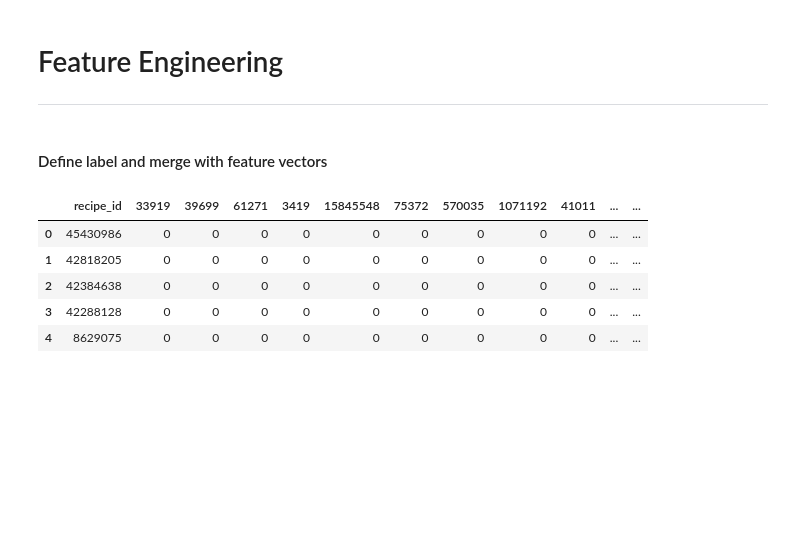
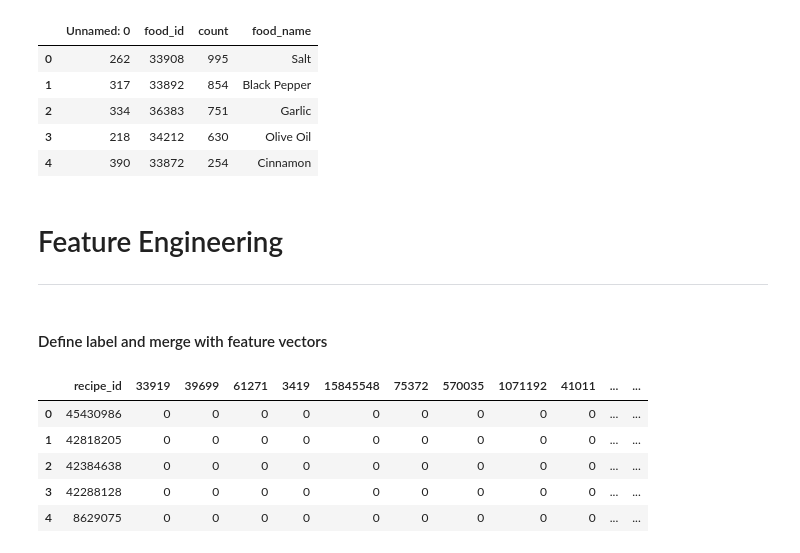
Before and after one commit to zzyyzzzzy/Special-Diet-Classification, a Jupyter notebook: Project/final_fl_mg.ipynb, the cells around one changed output. Cells and saved outputs as stored; diff of their text form; code cells hidden in the pictures; blank space fills up the shorter version.

```diff
--- a/Project/final_fl_mg.ipynb
+++ b/Project/final_fl_mg.ipynb
@@ -29,6 +28,15 @@ recipe_df = pd.read_csv('../dataset/recipes.csv')
 recipe_with_ingred = pd.read_csv('../dataset/recipe_with_ingredient.csv')
 food_df = pd.read_csv('../dataset/food.csv')
 ingred_spices_df = pd.read_csv('collect_spices_ingred_df.csv')
+# %%
+ingred_spices_df.head()
+# %% [output]
+|  | Unnamed: 0 | food_id | count | food_name |
+| 0 | 262 | 33908 | 995 | Salt |
+| 1 | 317 | 33892 | 854 | Black Pepper |
+| 2 | 334 | 36383 | 751 | Garlic |
+| 3 | 218 | 34212 | 630 | Olive Oil |
+| 4 | 390 | 33872 | 254 | Cinnamon |
 # %% [markdown]
 # Feature Engineering
 <hr />
```
Also changed, not shown: parts of 29 cells of this notebook, 5 other files.
